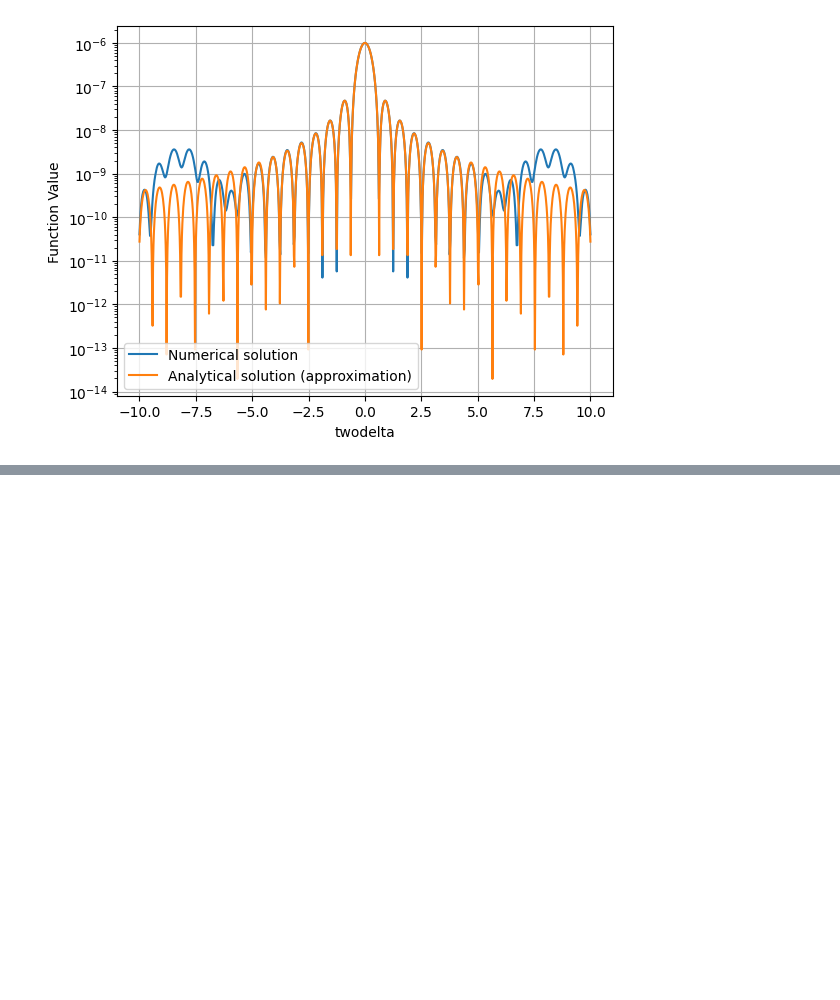
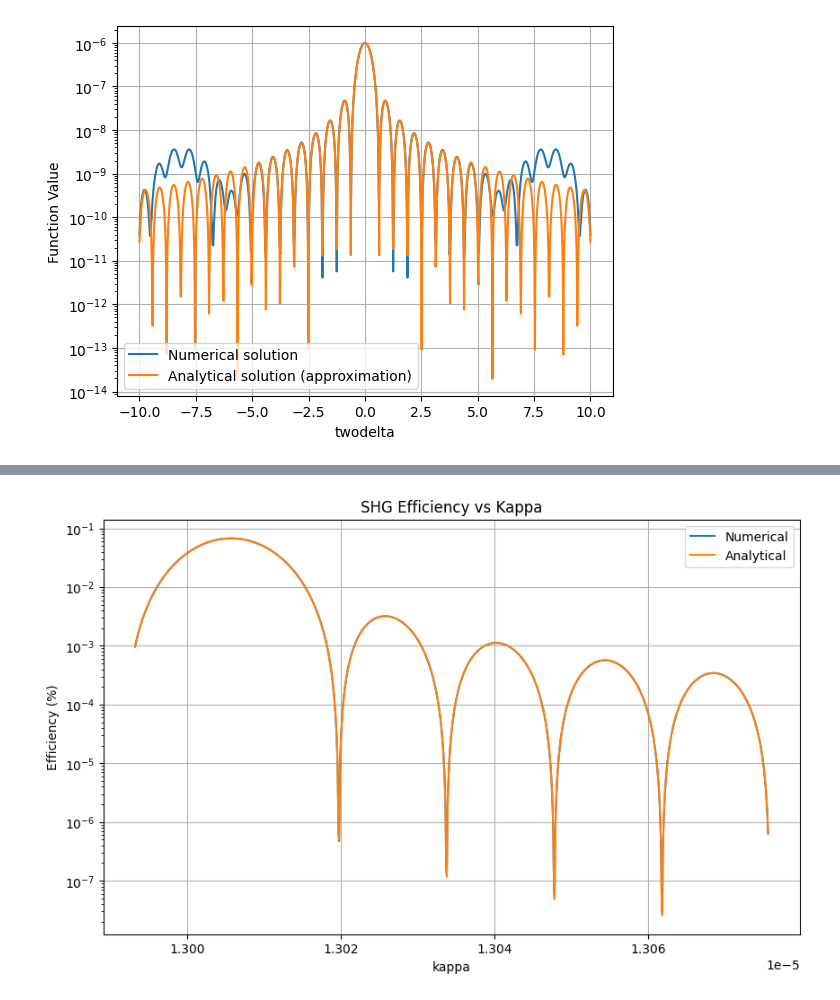
Before and after one commit to Xo1otl/mictlan, a Jupyter notebook: research/syuron/python/examples/shg.ipynb, the cells around one changed output, grey strips where cells are left out. Drawn from its saved outputs; the diff is of its cells as text; code cells hidden in the pictures; blank space fills up the shorter version.

```diff
--- a/research/syuron/python/examples/shg.ipynb
+++ b/research/syuron/python/examples/shg.ipynb
@@ -382,0 +373,37 @@ plt.show()
+# %%
+def preodical_eff_analytical():
+    # パラメータ設定
+    A0 = 1.0
+    P_0 = A0**2
+    L = 2000  # Fixed L value
+
+    # kappaの範囲設定
+    n = 1000
+    kappa_points = np.linspace(1.30756E-05, 1.29932E-05, n)
+    delta_vals = np.linspace(7.83E-03, -1.40E-03, n)  # twodeltaの半分
+
+    # 近似関数を使用して効率を計算
+    def function(kappa, P_0, L, Delta):
+        return kappa**2 * P_0 * L**2 * (np.sin(Delta * L) / (Delta * L))**2
+
+    # 各点での効率を計算
+    efficiency_values = [function(
+        kappa, P_0, L, delta) * 100 for kappa, delta in zip(kappa_points, delta_vals)]
+
+    return kappa_points, efficiency_values
+
+
+plt.figure(figsize=(10, 6))
+kappa_num, eff_num = preodical_eff_numerical()
+kappa_ana, eff_ana = preodical_eff_analytical()
+plt.plot(kappa_num, eff_num, label="Numerical")
+plt.plot(kappa_ana, eff_ana, label="Analytical")
+plt.yscale("log")
+plt.xlabel('kappa')
+plt.ylabel('Efficiency (%)')
+plt.title('SHG Efficiency vs Kappa')
+plt.grid(True)
+plt.legend()
+plt.show()
+# %% [output]
+[figure, added]
```
Also changed, not shown: parts of 7 cells of this notebook.
